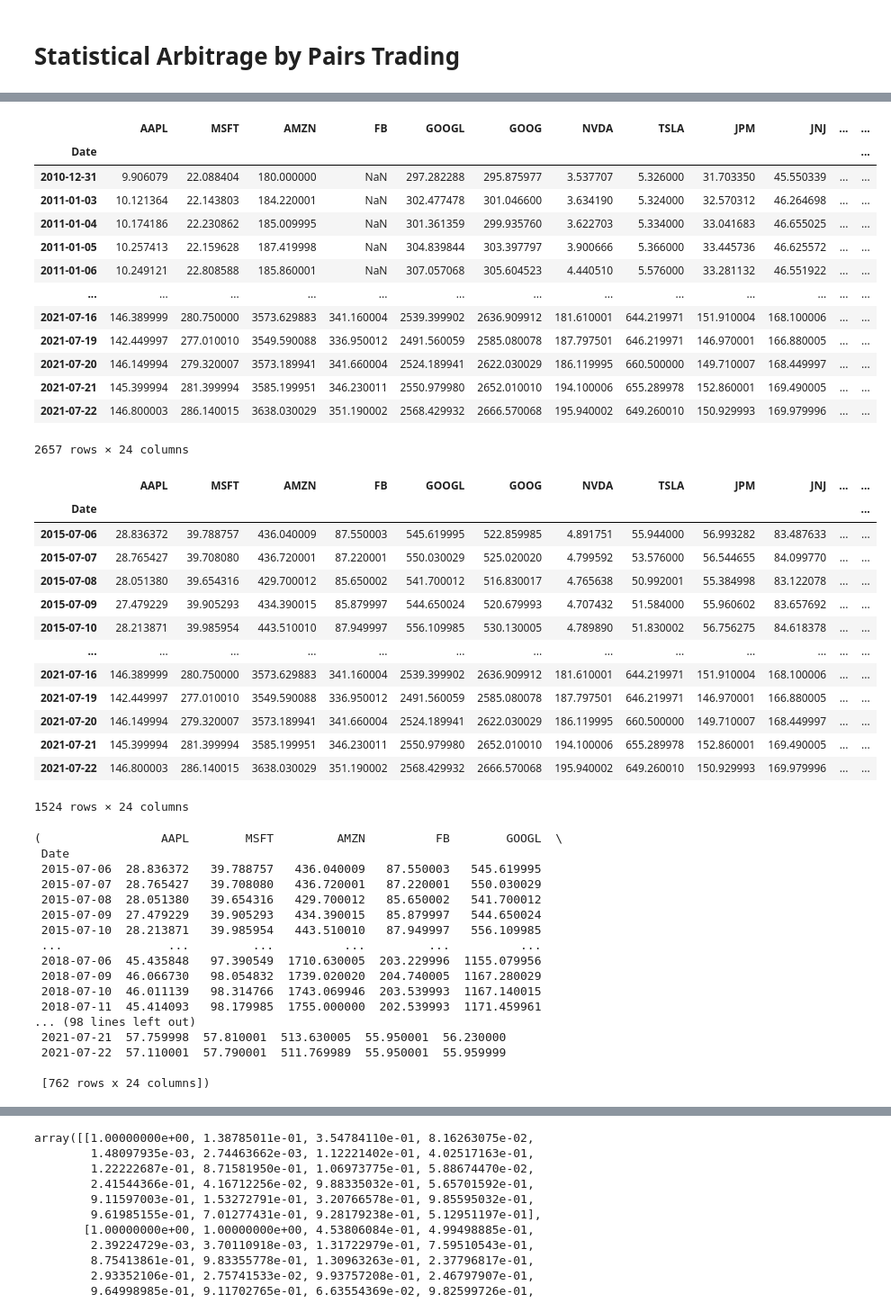
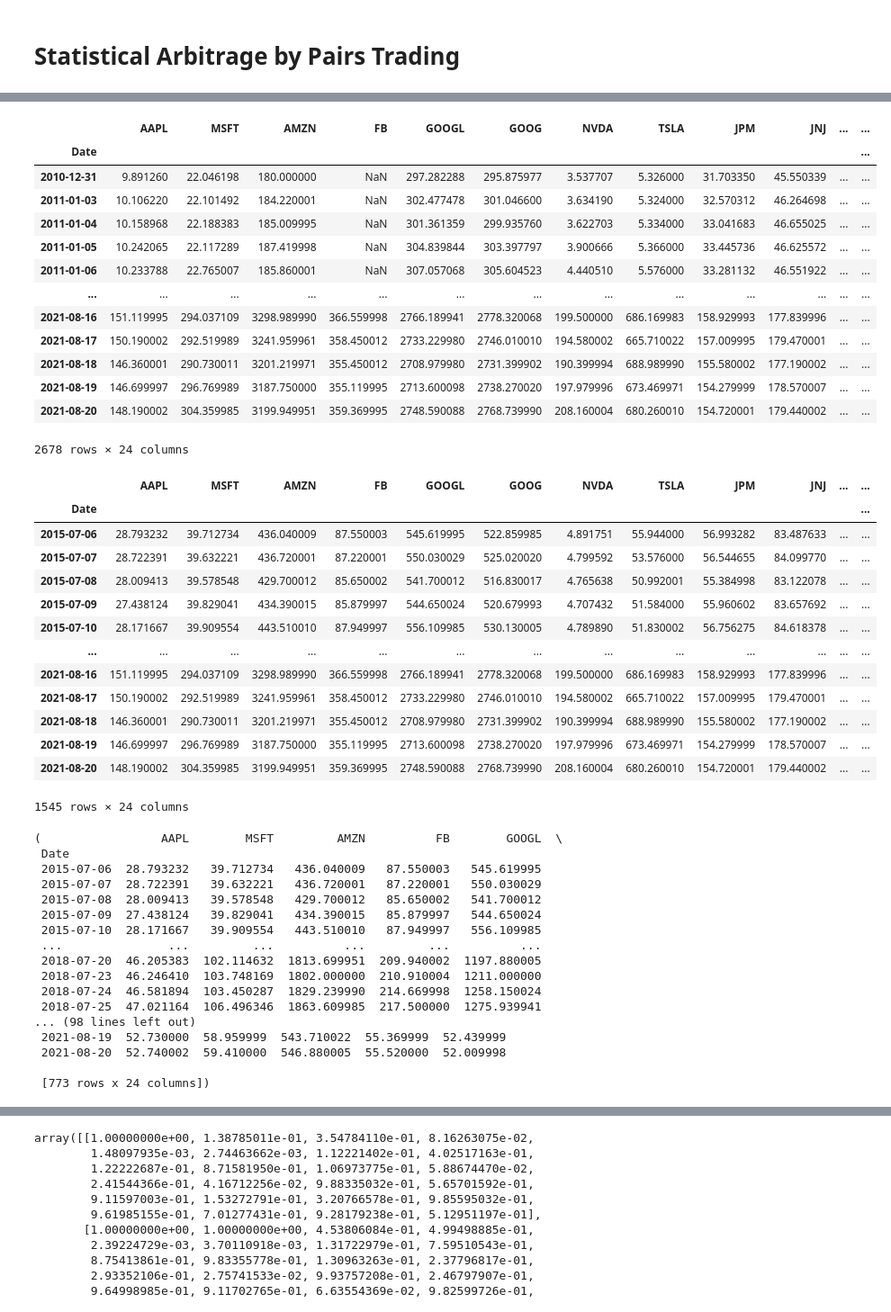
Before and after one commit to infinityandacrylic/statistical-arbitrage, a Jupyter notebook: Stat Arb.ipynb, the cells around one changed output, grey strips where cells are left out. Shown: that part at 90% size. Drawn from its saved outputs; the diff is of its cells as text; code cells hidden in the pictures.

```diff
--- a/Stat Arb.ipynb
+++ b/Stat Arb.ipynb
@@ -10,49 +16,49 @@ from pandas_datareader import data as pdr
 # %%
 tickers = ['AAPL','MSFT','AMZN','FB','GOOGL','GOOG','NVDA','TSLA','JPM','JNJ','V','UNH','PYPL','HD','PG','MA','DIS','BAC','ADBE','XOM','CMCSA','NFLX','VZ','INTC']
 thelen = len(tickers)
 
 thelen = len(tickers)
 price_data = []
 
 for ticker in range(thelen):
-    prices = dr.DataReader(tickers[ticker], start = '2011-01-01', end='2021-07-22', data_source='yahoo')
+    prices = dr.DataReader(tickers[ticker], start = '2011-01-01', end='2021-08-20', data_source='yahoo')
     price_data.append(prices.assign(ticker=ticker)[['Adj Close']])
 df_stocks = pd.concat(price_data, axis = 1)
 df_stocks.columns = tickers
 df_stocks
 # %% [output]
 |  | AAPL | MSFT | AMZN | FB | GOOGL | GOOG | NVDA | TSLA | JPM | JNJ | ... | ... |
 | Date |  |  |  |  |  |  |  |  |  |  |  | ... |
-| 2010-12-31 | 9.906079 | 22.088404 | 180.000000 | NaN | 297.282288 | 295.875977 | 3.537707 | 5.326000 | 31.703350 | 45.550339 | ... | ... |
-| 2011-01-03 | 10.121364 | 22.143803 | 184.220001 | NaN | 302.477478 | 301.046600 | 3.634190 | 5.324000 | 32.570312 | 46.264698 | ... | ... |
-| 2011-01-04 | 10.174186 | 22.230862 | 185.009995 | NaN | 301.361359 | 299.935760 | 3.622703 | 5.334000 | 33.041683 | 46.655025 | ... | ... |
-| 2011-01-05 | 10.257413 | 22.159628 | 187.419998 | NaN | 304.839844 | 303.397797 | 3.900666 | 5.366000 | 33.445736 | 46.625572 | ... | ... |
-| 2011-01-06 | 10.249121 | 22.808588 | 185.860001 | NaN | 307.057068 | 305.604523 | 4.440510 | 5.576000 | 33.281132 | 46.551922 | ... | ... |
+| 2010-12-31 | 9.891260 | 22.046198 | 180.000000 | NaN | 297.282288 | 295.875977 | 3.537707 | 5.326000 | 31.703350 | 45.550339 | ... | ... |
+| 2011-01-03 | 10.106220 | 22.101492 | 184.220001 | NaN | 302.477478 | 301.046600 | 3.634190 | 5.324000 | 32.570312 | 46.264698 | ... | ... |
+| 2011-01-04 | 10.158968 | 22.188383 | 185.009995 | NaN | 301.361359 | 299.935760 | 3.622703 | 5.334000 | 33.041683 | 46.655025 | ... | ... |
+| 2011-01-05 | 10.242065 | 22.117289 | 187.419998 | NaN | 304.839844 | 303.397797 | 3.900666 | 5.366000 | 33.445736 | 46.625572 | ... | ... |
+| 2011-01-06 | 10.233788 | 22.765007 | 185.860001 | NaN | 307.057068 | 305.604523 | 4.440510 | 5.576000 | 33.281132 | 46.551922 | ... | ... |
 | ... | ... | ... | ... | ... | ... | ... | ... | ... | ... | ... | ... | ... |
-| 2021-07-16 | 146.389999 | 280.750000 | 3573.629883 | 341.160004 | 2539.399902 | 2636.909912 | 181.610001 | 644.219971 | 151.910004 | 168.100006 | ... | ... |
-| 2021-07-19 | 142.449997 | 277.010010 | 3549.590088 | 336.950012 | 2491.560059 | 2585.080078 | 187.797501 | 646.219971 | 146.970001 | 166.880005 | ... | ... |
-| 2021-07-20 | 146.149994 | 279.320007 | 3573.189941 | 341.660004 | 2524.189941 | 2622.030029 | 186.119995 | 660.500000 | 149.710007 | 168.449997 | ... | ... |
-| 2021-07-21 | 145.399994 | 281.399994 | 3585.199951 | 346.230011 | 2550.979980 | 2652.010010 | 194.100006 | 655.289978 | 152.860001 | 169.490005 | ... | ... |
-| 2021-07-22 | 146.800003 | 286.140015 | 3638.030029 | 351.190002 | 2568.429932 | 2666.570068 | 195.940002 | 649.260010 | 150.929993 | 169.979996 | ... | ... |
+| 2021-08-16 | 151.119995 | 294.037109 | 3298.989990 | 366.559998 | 2766.189941 | 2778.320068 | 199.500000 | 686.169983 | 158.929993 | 177.839996 | ... | ... |
+| 2021-08-17 | 150.190002 | 292.519989 | 3241.959961 | 358.450012 | 2733.229980 | 2746.010010 | 194.580002 | 665.710022 | 157.009995 | 179.470001 | ... | ... |
+| 2021-08-18 | 146.360001 | 290.730011 | 3201.219971 | 355.450012 | 2708.979980 | 2731.399902 | 190.399994 | 688.989990 | 155.580002 | 177.190002 | ... | ... |
+| 2021-08-19 | 146.699997 | 296.769989 | 3187.750000 | 355.119995 | 2713.600098 | 2738.270020 | 197.979996 | 673.469971 | 154.279999 | 178.570007 | ... | ... |
+| 2021-08-20 | 148.190002 | 304.359985 | 3199.949951 | 359.369995 | 2748.590088 | 2768.739990 | 208.160004 | 680.260010 | 154.720001 | 179.440002 | ... | ... |
-2657 rows × 24 columns
+2678 rows × 24 columns
 # %%
 df_stocks = df_stocks.dropna()
 df_stocks
 # %% [output]
 |  | AAPL | MSFT | AMZN | FB | GOOGL | GOOG | NVDA | TSLA | JPM | JNJ | ... | ... |
 | Date |  |  |  |  |  |  |  |  |  |  |  | ... |
-| 2015-07-06 | 28.836372 | 39.788757 | 436.040009 | 87.550003 | 545.619995 | 522.859985 | 4.891751 | 55.944000 | 56.993282 | 83.487633 | ... | ... |
-| 2015-07-07 | 28.765427 | 39.708080 | 436.720001 | 87.220001 | 550.030029 | 525.020020 | 4.799592 | 53.576000 | 56.544655 | 84.099770 | ... | ... |
-| 2015-07-08 | 28.051380 | 39.654316 | 429.700012 | 85.650002 | 541.700012 | 516.830017 | 4.765638 | 50.992001 | 55.384998 | 83.122078 | ... | ... |
-| 2015-07-09 | 27.479229 | 39.905293 | 434.390015 | 85.879997 | 544.650024 | 520.679993 | 4.707432 | 51.584000 | 55.960602 | 83.657692 | ... | ... |
-| 2015-07-10 | 28.213871 | 39.985954 | 443.510010 | 87.949997 | 556.109985 | 530.130005 | 4.789890 | 51.830002 | 56.756275 | 84.618378 | ... | ... |
+| 2015-07-06 | 28.793232 | 39.712734 | 436.040009 | 87.550003 | 545.619995 | 522.859985 | 4.891751 | 55.944000 | 56.993282 | 83.487633 | ... | ... |
+| 2015-07-07 | 28.722391 | 39.632221 | 436.720001 | 87.220001 | 550.030029 | 525.020020 | 4.799592 | 53.576000 | 56.544655 | 84.099770 | ... | ... |
+| 2015-07-08 | 28.009413 | 39.578548 | 429.700012 | 85.650002 | 541.700012 | 516.830017 | 4.765638 | 50.992001 | 55.384998 | 83.122078 | ... | ... |
+| 2015-07-09 | 27.438124 | 39.829041 | 434.390015 | 85.879997 | 544.650024 | 520.679993 | 4.707432 | 51.584000 | 55.960602 | 83.657692 | ... | ... |
+| 2015-07-10 | 28.171667 | 39.909554 | 443.510010 | 87.949997 | 556.109985 | 530.130005 | 4.789890 | 51.830002 | 56.756275 | 84.618378 | ... | ... |
 | ... | ... | ... | ... | ... | ... | ... | ... | ... | ... | ... | ... | ... |
-| 2021-07-16 | 146.389999 | 280.750000 | 3573.629883 | 341.160004 | 2539.399902 | 2636.909912 | 181.610001 | 644.219971 | 151.910004 | 168.100006 | ... | ... |
-| 2021-07-19 | 142.449997 | 277.010010 | 3549.590088 | 336.950012 | 2491.560059 | 2585.080078 | 187.797501 | 646.219971 | 146.970001 | 166.880005 | ... | ... |
-| 2021-07-20 | 146.149994 | 279.320007 | 3573.189941 | 341.660004 | 2524.189941 | 2622.030029 | 186.119995 | 660.500000 | 149.710007 | 168.449997 | ... | ... |
-| 2021-07-21 | 145.399994 | 281.399994 | 3585.199951 | 346.230011 | 2550.979980 | 2652.010010 | 194.100006 | 655.289978 | 152.860001 | 169.490005 | ... | ... |
-| 2021-07-22 | 146.800003 | 286.140015 | 3638.030029 | 351.190002 | 2568.429932 | 2666.570068 | 195.940002 | 649.260010 | 150.929993 | 169.979996 | ... | ... |
+| 2021-08-16 | 151.119995 | 294.037109 | 3298.989990 | 366.559998 | 2766.189941 | 2778.320068 | 199.500000 | 686.169983 | 158.929993 | 177.839996 | ... | ... |
+| 2021-08-17 | 150.190002 | 292.519989 | 3241.959961 | 358.450012 | 2733.229980 | 2746.010010 | 194.580002 | 665.710022 | 157.009995 | 179.470001 | ... | ... |
+| 2021-08-18 | 146.360001 | 290.730011 | 3201.219971 | 355.450012 | 2708.979980 | 2731.399902 | 190.399994 | 688.989990 | 155.580002 | 177.190002 | ... | ... |
+| 2021-08-19 | 146.699997 | 296.769989 | 3187.750000 | 355.119995 | 2713.600098 | 2738.270020 | 197.979996 | 673.469971 | 154.279999 | 178.570007 | ... | ... |
+| 2021-08-20 | 148.190002 | 304.359985 | 3199.949951 | 359.369995 | 2748.590088 | 2768.739990 | 208.160004 | 680.260010 | 154.720001 | 179.440002 | ... | ... |
-1524 rows × 24 columns
+1545 rows × 24 columns
 # %%
 #test train split
 from sklearn.model_selection import train_test_split
@@ -67,21 +73,21 @@ train, test
 # %% [output]
 (                 AAPL        MSFT         AMZN          FB        GOOGL  \
  Date
- 2015-07-06  28.836372   39.788757   436.040009   87.550003   545.619995
- 2015-07-07  28.765427   39.708080   436.720001   87.220001   550.030029
- 2015-07-08  28.051380   39.654316   429.700012   85.650002   541.700012
- 2015-07-09  27.479229   39.905293   434.390015   85.879997   544.650024
- 2015-07-10  28.213871   39.985954   443.510010   87.949997   556.109985
+ 2015-07-06  28.793232   39.712734   436.040009   87.550003   545.619995
+ 2015-07-07  28.722391   39.632221   436.720001   87.220001   550.030029
+ 2015-07-08  28.009413   39.578548   429.700012   85.650002   541.700012
+ 2015-07-09  27.438124   39.829041   434.390015   85.879997   544.650024
+ 2015-07-10  28.171667   39.909554   443.510010   87.949997   556.109985
  ...               ...         ...          ...         ...          ...
- 2018-07-06  45.435848   97.390549  1710.630005  203.229996  1155.079956
- 2018-07-09  46.066730   98.054832  1739.020020  204.740005  1167.280029
- 2018-07-10  46.011139   98.314766  1743.069946  203.539993  1167.140015
- 2018-07-11  45.414093   98.179985  1755.000000  202.539993  1171.459961
+ 2018-07-20  46.205383  102.114632  1813.699951  209.940002  1197.880005
+ 2018-07-23  46.246410  103.748169  1802.000000  210.910004  1211.000000
+ 2018-07-24  46.581894  103.450287  1829.239990  214.669998  1258.150024
+ 2018-07-25  47.021164  106.496346  1863.609985  217.500000  1275.939941
 ... (98 lines left out)
- 2021-07-21  57.759998  57.810001  513.630005  55.950001  56.230000
- 2021-07-22  57.110001  57.790001  511.769989  55.950001  55.959999
+ 2021-08-19  52.730000  58.959999  543.710022  55.369999  52.439999
+ 2021-08-20  52.740002  59.410000  546.880005  55.520000  52.009998
 
- [762 rows x 24 columns])
+ [773 rows x 24 columns])
 # %%
 fig, ax = plt.subplots(figsize=(15,15))
 sns.heatmap(train.pct_change().corr(method = 'pearson'), ax = ax, cmap = 'coolwarm', annot=True, fmt =".2f")
```
Also changed, not shown: parts of 16 cells of this notebook.
